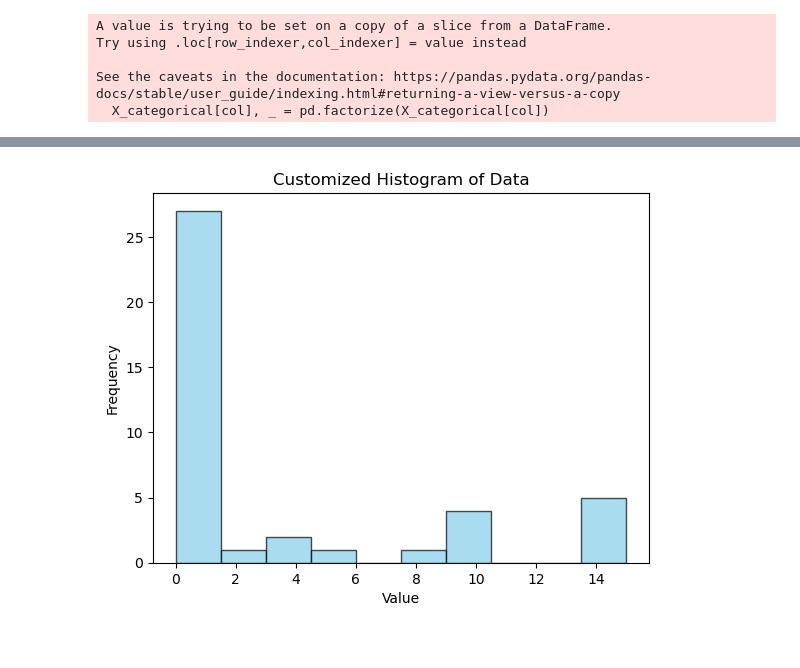
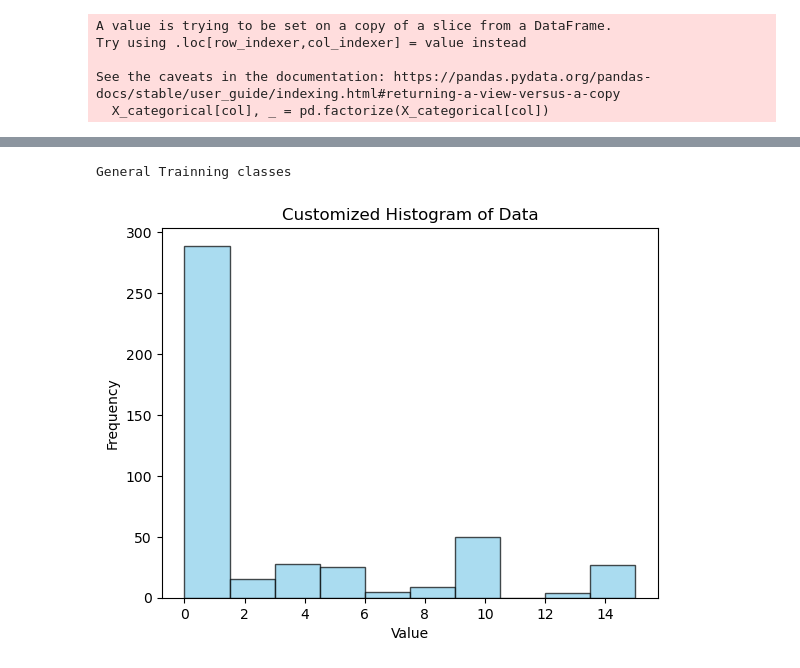
Before and after one commit to diegongz/thesis-tab, a Jupyter notebook: prueba_validation.ipynb, the cells around one changed output, grey strips where cells are left out. Saved outputs shown, nothing was run; the diff lists cells and outputs as text; code cells hidden in the pictures.

```diff
--- a/prueba_validation.ipynb
+++ b/prueba_validation.ipynb
@@ -123,14 +60,18 @@ X_train
 # %%
-import matplotlib.pyplot as plt
-# Create a histogram with more customizations
-plt.hist(new_array, color='skyblue', edgecolor='black', alpha=0.7)
+def plot_classes(new_array):
+    # Create a histogram with more customizations
+    plt.hist(new_array, color='skyblue', edgecolor='black', alpha=0.7)
 
-# Add titles and labels
-plt.title('Customized Histogram of Data')
-plt.xlabel('Value')
-plt.ylabel('Frequency')
+    # Add titles and labels
+    plt.title('Customized Histogram of Data')
+    plt.xlabel('Value')
+    plt.ylabel('Frequency')
 
-# Show the histogram
-plt.show()
+    # Show the histogram
+    plt.show()
-# %% [output]
-[figure, removed]
+# %%
+print("General Trainning classes")
+plot_classes(y)
+# %% [output]
+General Trainning classes
+[figure, added]
```
Also changed, not shown: parts of 20 cells of this notebook, 12 other files.
